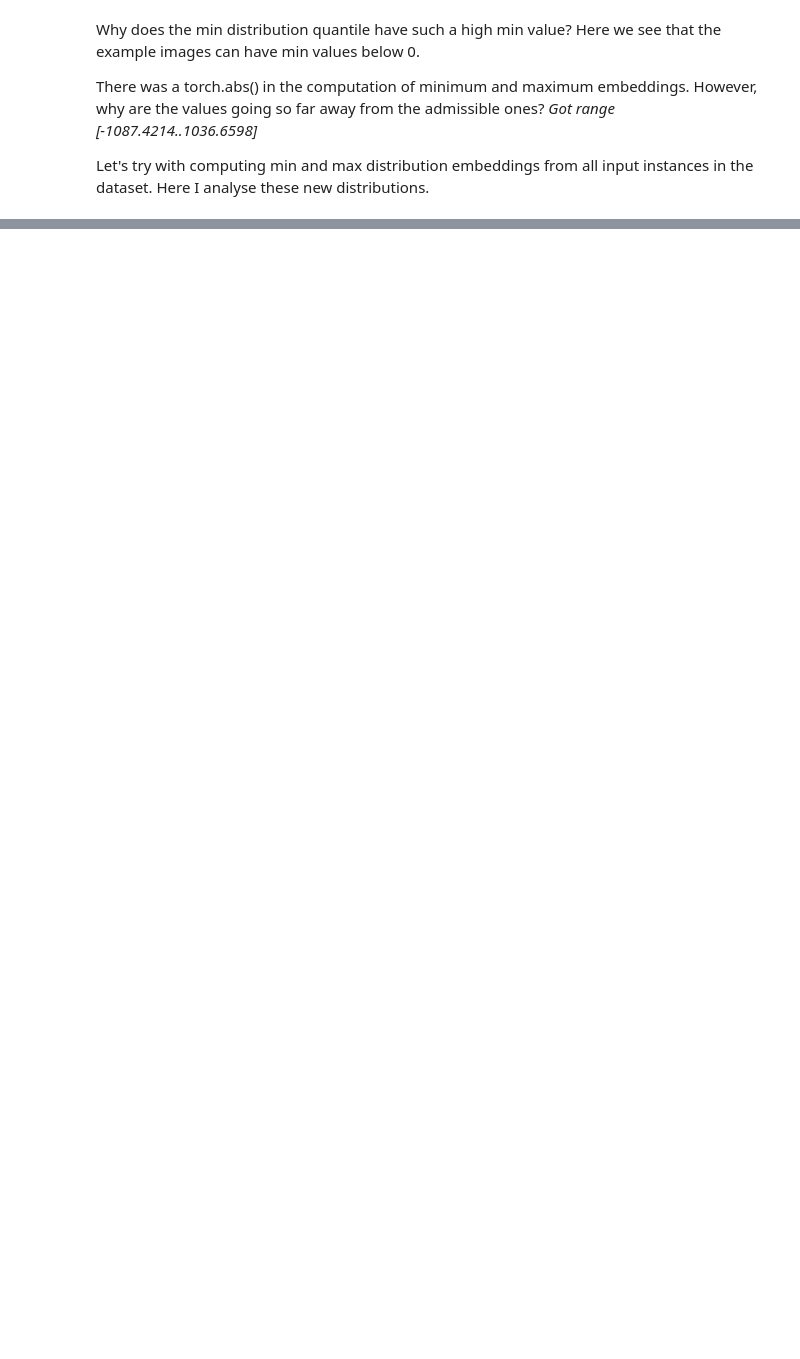
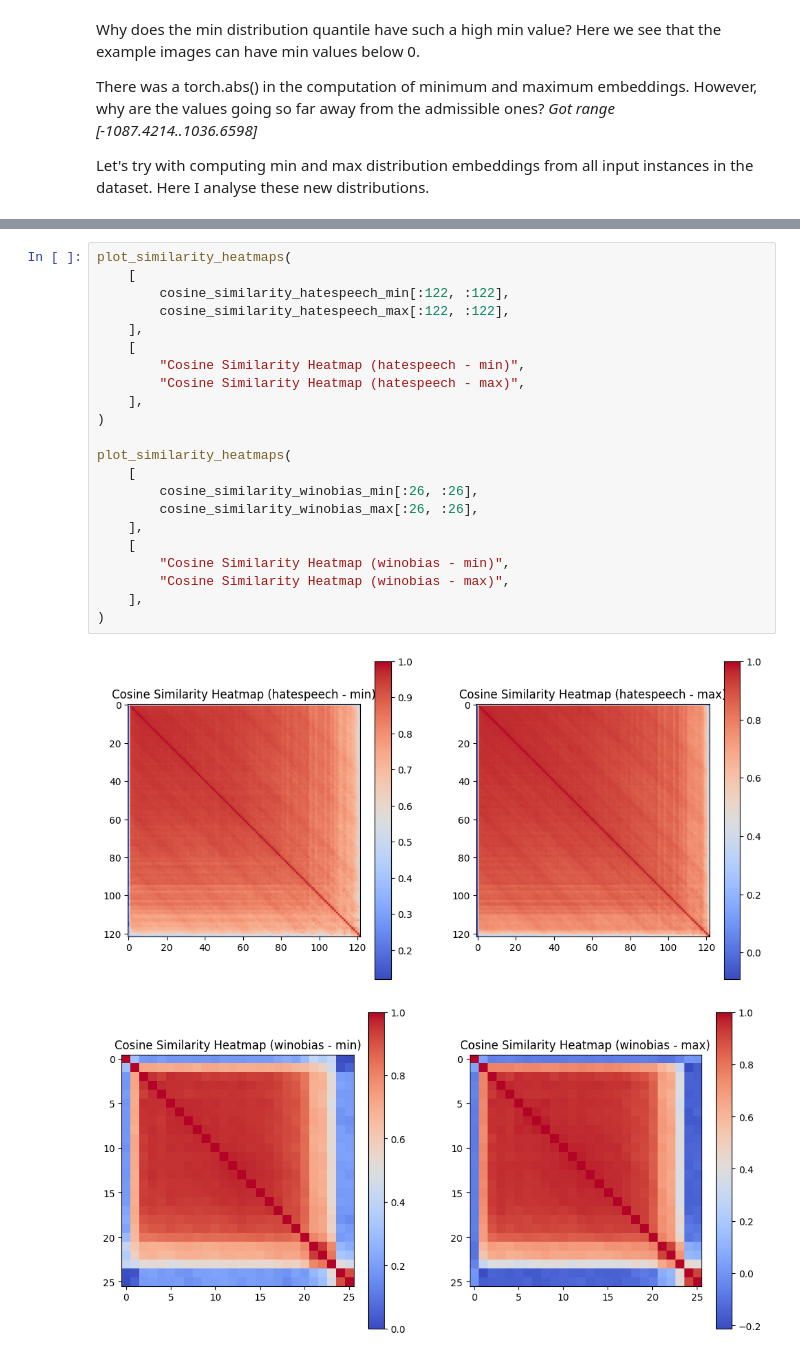
Before and after one commit to alessiomarta/transformers_equivalence_classes, a Jupyter notebook: notebooks/psychedelic_vit.ipynb, the cells around one changed output, grey strips where cells are left out. Cells and saved outputs as stored; diff of their text form; blank space fills up the shorter version.

```diff
--- a/notebooks/psychedelic_vit.ipynb
+++ b/notebooks/psychedelic_vit.ipynb
@@ -331,0 +492,25 @@ Using the maximum padding slows the experiment by a lot, but it is the most accu
+# %%
+plot_similarity_heatmaps(
+    [
+        cosine_similarity_hatespeech_min[:122, :122],
+        cosine_similarity_hatespeech_max[:122, :122],
+    ],
+    [
+        "Cosine Similarity Heatmap (hatespeech - min)",
+        "Cosine Similarity Heatmap (hatespeech - max)",
+    ],
+)
+
+plot_similarity_heatmaps(
+    [
+        cosine_similarity_winobias_min[:26, :26],
+        cosine_similarity_winobias_max[:26, :26],
+    ],
+    [
+        "Cosine Similarity Heatmap (winobias - min)",
+        "Cosine Similarity Heatmap (winobias - max)",
+    ],
+)
+# %% [output]
+[figure, added]
+[figure, added]
```
Also changed, not shown: parts of 21 cells of this notebook, 1 other file.
